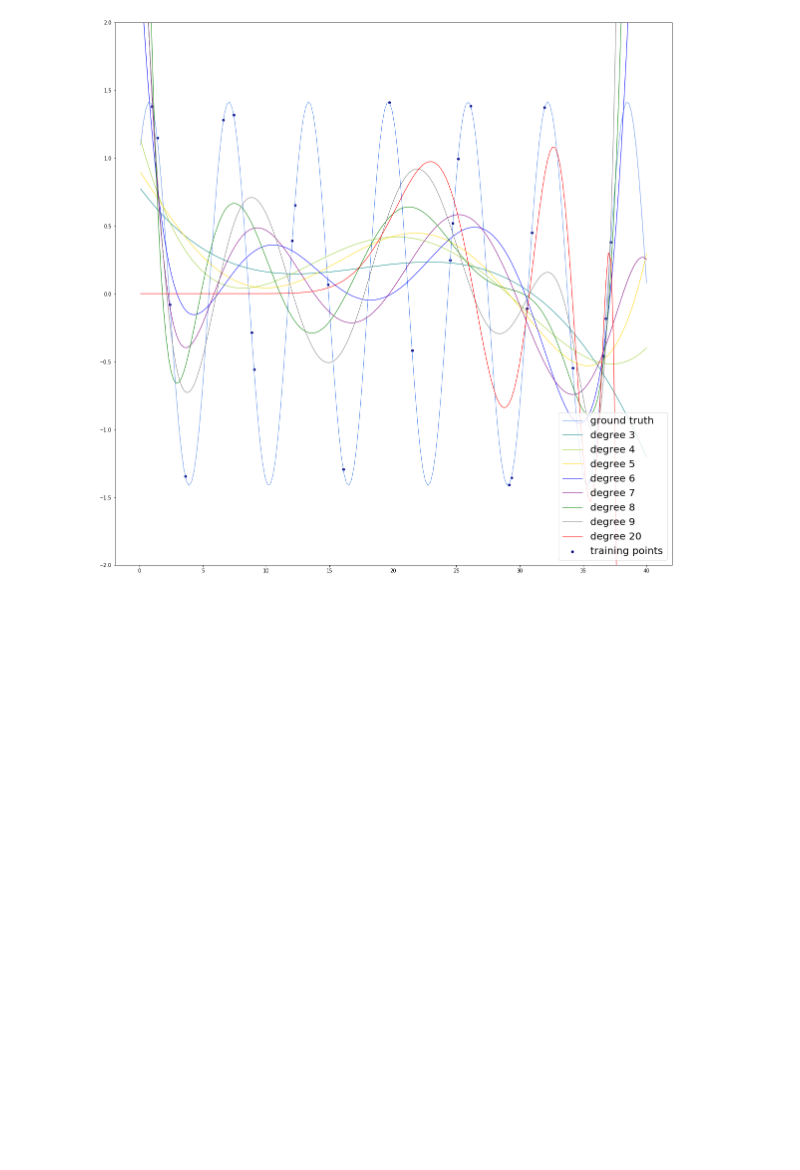
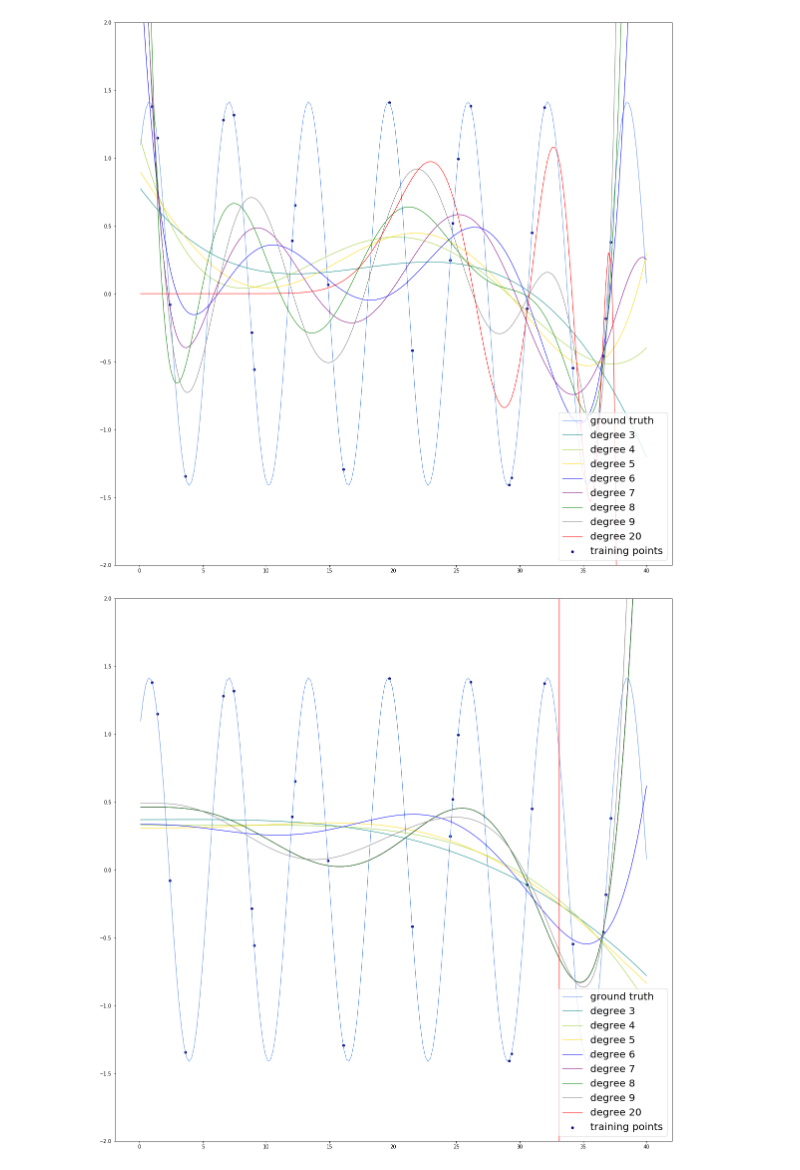
Before and after one commit to ShotaroBaba/Machine_Learning_Practice, a Jupyter notebook: Predict_Function_Using_Linear_Regression.ipynb, the cells around one changed output. Cells and saved outputs as stored; diff of their text form; code cells hidden in the pictures; blank space fills up the shorter version.

Commit message:
Added a new graph created using Bayesian Ridge

```diff
--- a/Predict_Function_Using_Linear_Regression.ipynb
+++ b/Predict_Function_Using_Linear_Regression.ipynb
@@ -87,3 +92,41 @@ plt.show()
 # Retrieved from https://scikit-learn.org/stable/auto_examples/linear_model/plot_polynomial_interpolation.html
 # %% [output]
 [figure]
+# %%
+# Estimate a polynomial function using Bayesian ridge.
+
+def f(x):
+    return np.sin(x) + np.cos(x)
+
+
+x_plot = np.linspace(0.1, 40, 200)
+
+x = np.linspace(0, 40, 200)
+rng = np.random.RandomState(0)
+rng.shuffle(x)
+x = np.sort(x[:30])
+y = f(x)
+
+X = x[:, np.newaxis]
+X_plot = x_plot[:, np.newaxis]
+
+colors = ['teal','yellowgreen','gold','blue','purple','green','gray','red','silver','cyan']
+lw = 1
+
+plt.figure(figsize=(20,20))
+plt.ylim((-2,2))
+plt.plot(x_plot, f(x_plot), color='cornflowerblue', linewidth=lw,
+         label="ground truth")
+plt.scatter(x, y, color='navy', s=20, marker='o', label="training points")
+
+for count, degree in enumerate([3, 4, 5, 6,7,8,9,20]):
+    model = make_pipeline(PolynomialFeatures(degree), BayesianRidge(compute_score=True))
+    model.fit(X, y)
+    y_plot = model.predict(X_plot)
+    plt.plot(x_plot, y_plot, color=colors[count], linewidth=lw,
+             label="degree %d" % degree)
+
+plt.legend(loc='lower right',prop={"size":20})
+plt.show()
+# %% [output]
+[figure, added]
```
Also changed, not shown: parts of 2 cells of this notebook.
